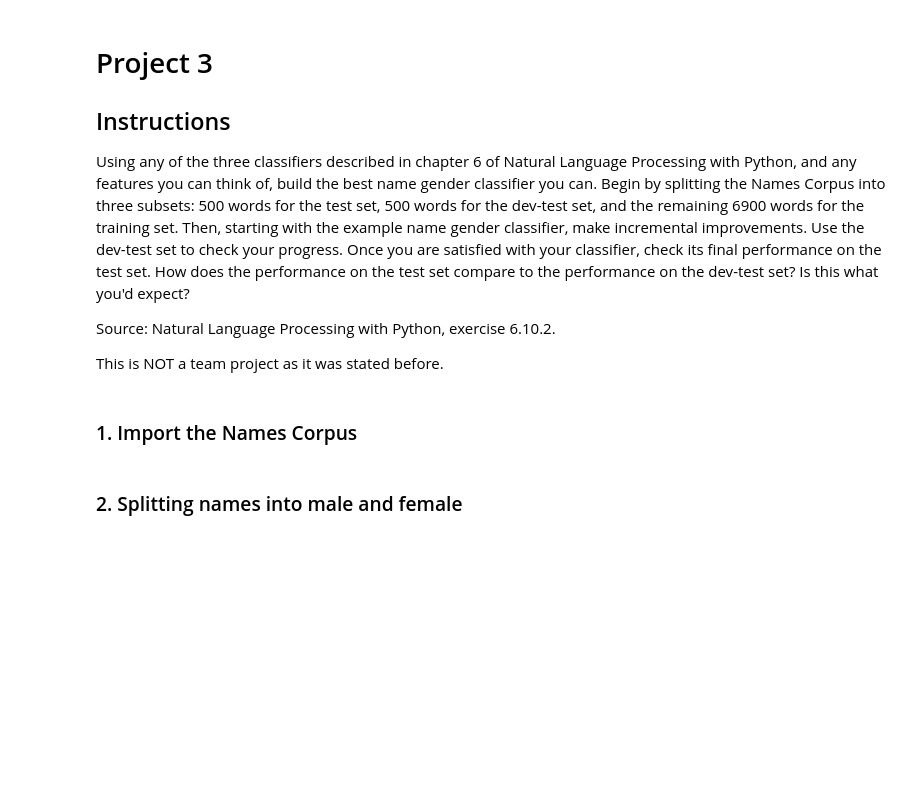
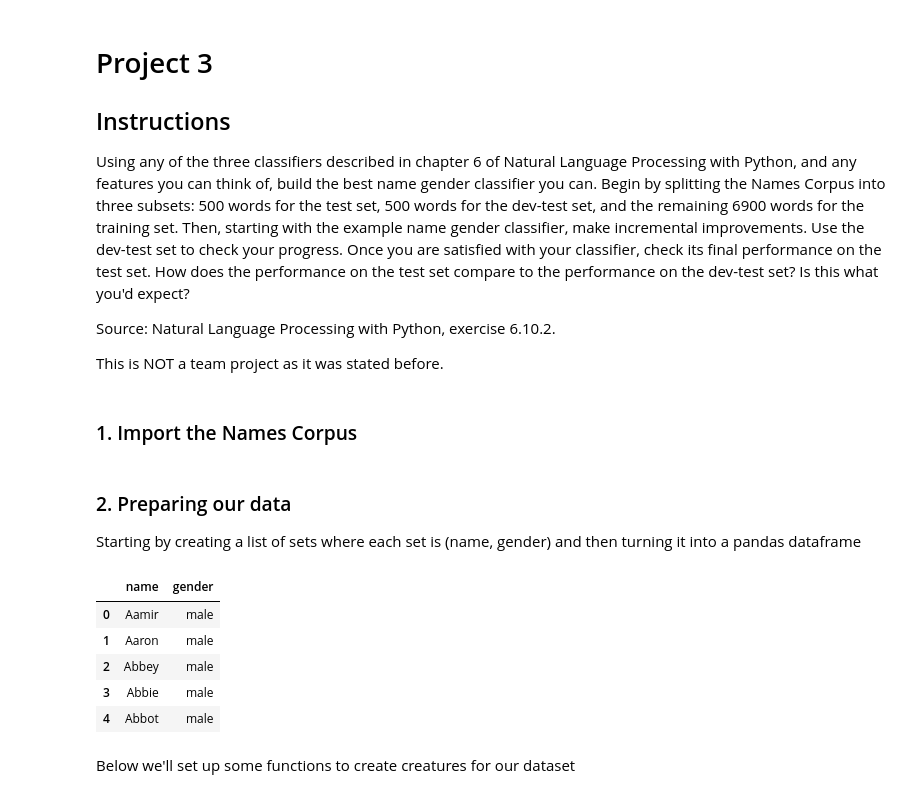
Before and after one commit to naomibuell/DATA620, a Jupyter notebook: project-3/project-3.ipynb, the cells around one changed output. Drawn from its saved outputs; the diff is of its cells as text; code cells hidden in the pictures; blank space fills up the shorter version.

```diff
--- a/project-3/project-3.ipynb
+++ b/project-3/project-3.ipynb
@@ -18,6 +24,19 @@ except:
 
 from nltk.corpus import names
 # %% [markdown]
-### 2. Splitting names into male and female
+### 2. Preparing our data
+Starting by creating a list of sets where each set is (name, gender) and then turning it into a pandas dataframe
 # %%
-names = ([(name, 'male') for name in names.words('male.txt')] + [(name, 'female') for name in names.words('female.txt')])
+name_list = ([(name, 'male') for name in names.words('male.txt')] + [(name, 'female') for name in names.words('female.txt')])
+
+names_df = pd.DataFrame(name_list, columns=['name','gender'])
+names_df.head()
+# %% [output]
+|  | name | gender |
+| 0 | Aamir | male |
+| 1 | Aaron | male |
+| 2 | Abbey | male |
+| 3 | Abbie | male |
+| 4 | Abbot | male |
+# %% [markdown]
+Below we'll set up some functions to create creatures for our dataset
```
Also changed, not shown: parts of 13 cells of this notebook.
